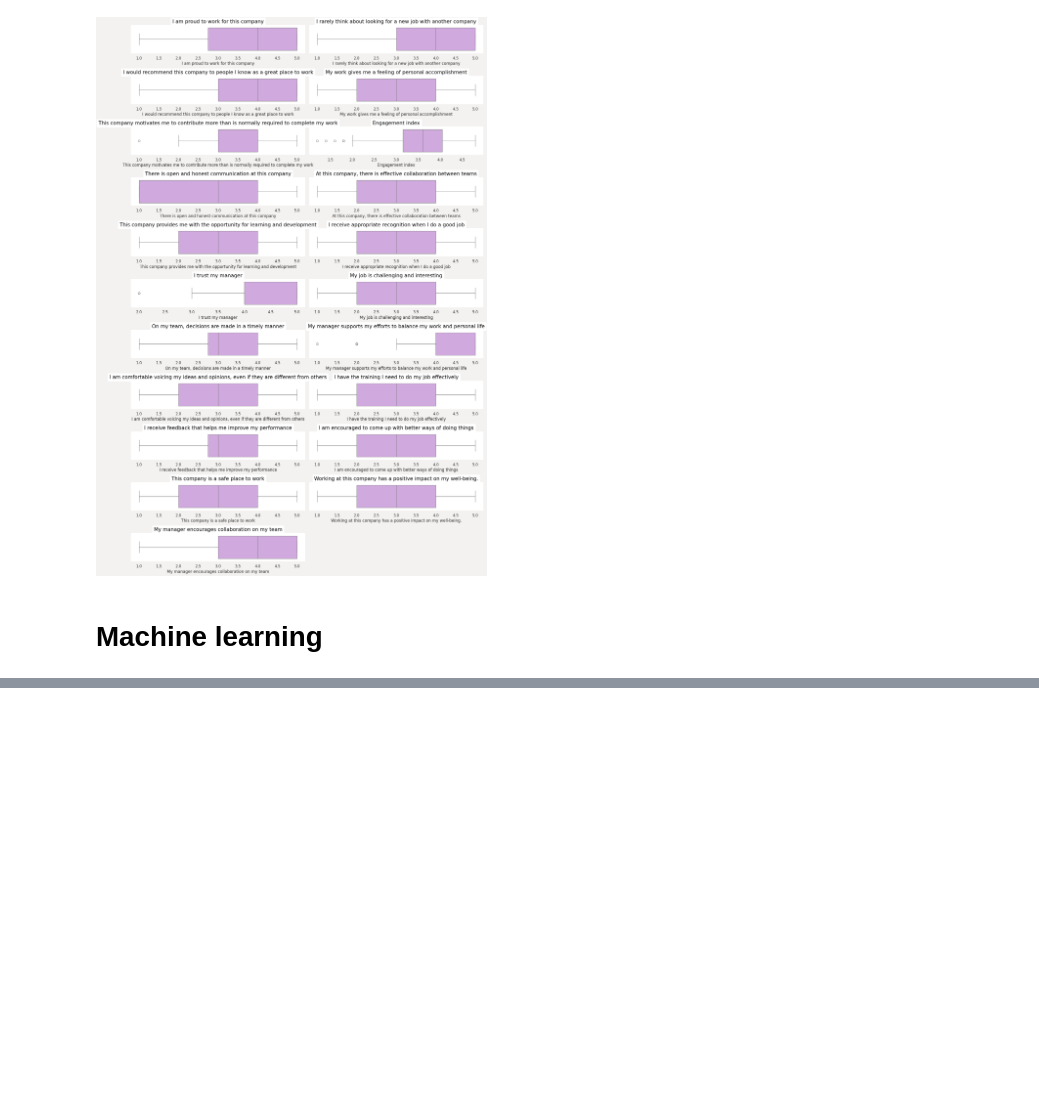
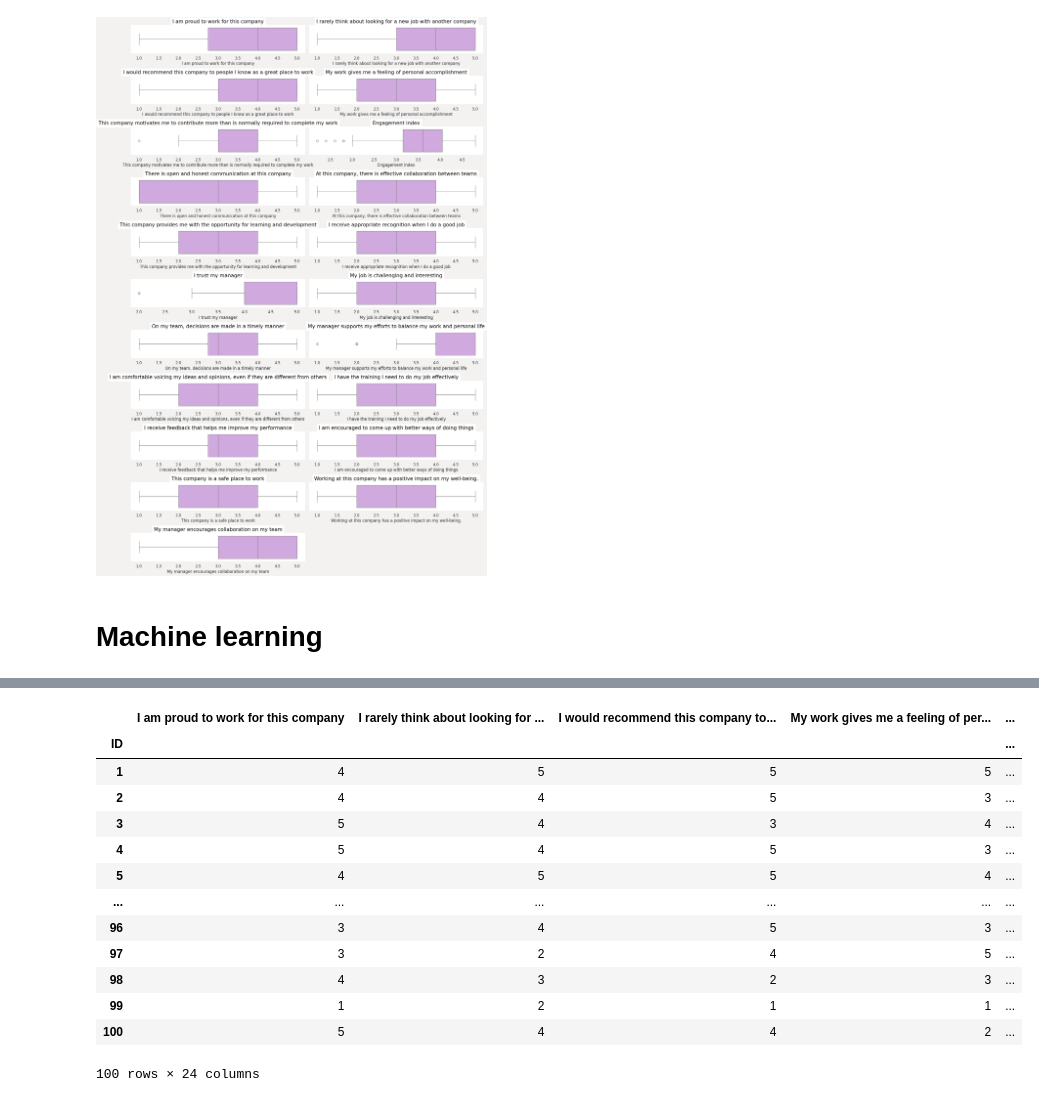
Before and after one commit to abdyraman/peopleanalytics, a Jupyter notebook: OMERS.ipynb, the cells around one changed output, grey strips where cells are left out. Cells and saved outputs as stored; diff of their text form; code cells hidden in the pictures; blank space fills up the shorter version.

```diff
--- a/OMERS.ipynb
+++ b/OMERS.ipynb
@@ -298,0 +363,39 @@ Passing `palette` without assigning `hue` is deprecated and will be removed in v
+# %%
+
+# Define the model with optimal number of clusters
+model = KMeans(n_clusters=3, random_state=1)
+# Fit the model
+model.fit(X)
+# Make predictions
+kmeans_predictions = model.predict(X)
+# %%
+agglo_model = AgglomerativeClustering(n_clusters=3)
+agglo_predictions = agglo_model.fit_predict(X)
+# %%
+birch_model = Birch(n_clusters=3)
+birch_model.fit(X)
+birch_predictions = birch_model.predict(X)
+# %%
+# Create a copy of the customers_df DataFrame
+X_clusters = X.copy()
+# Add class columns with the labels to the new DataFrame
+X_clusters["kmeans-segments"] = kmeans_predictions
+X_clusters["agglomerative-segments"] = agglo_predictions
+X_clusters["birch-segments"] = birch_predictions
+# %%
+X_clusters
+# %% [output]
+|  | I am proud to work for this company | I rarely think about looking for ... | I would recommend this company to... | My work gives me a feeling of per... | ... |
+| ID |  |  |  |  | ... |
+| 1 | 4 | 5 | 5 | 5 | ... |
+| 2 | 4 | 4 | 5 | 3 | ... |
+| 3 | 5 | 4 | 3 | 4 | ... |
+| 4 | 5 | 4 | 5 | 3 | ... |
+| 5 | 4 | 5 | 5 | 4 | ... |
+| ... | ... | ... | ... | ... | ... |
+| 96 | 3 | 4 | 5 | 3 | ... |
+| 97 | 3 | 2 | 4 | 5 | ... |
+| 98 | 4 | 3 | 2 | 3 | ... |
+| 99 | 1 | 2 | 1 | 1 | ... |
+| 100 | 5 | 4 | 4 | 2 | ... |
+100 rows × 24 columns
```
Also changed, not shown: parts of 20 cells of this notebook.
